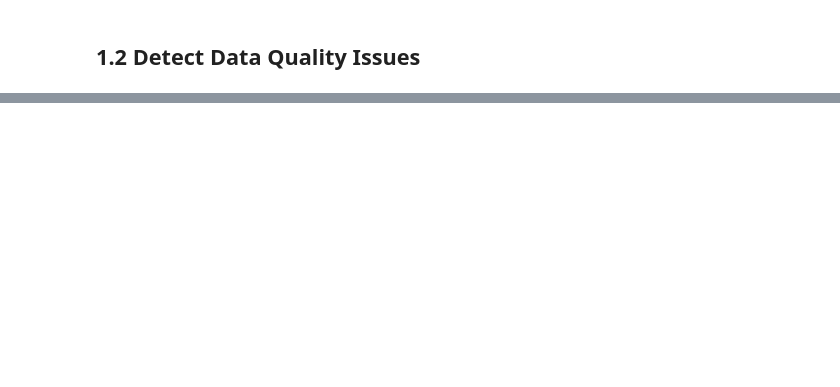
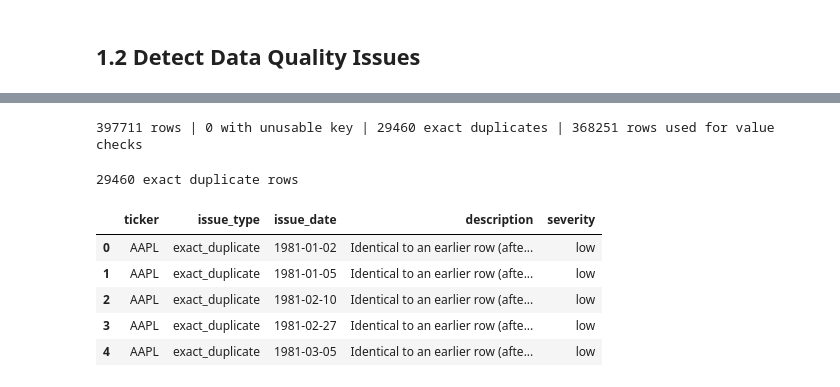
Before and after one commit to yang-guo/UCB-MFE-python-preprogram-2026-winter, a Jupyter notebook: Homeworks/HW2/silvie_huo/01_data_cleaning.ipynb, the cells around one changed output, grey strips where cells are left out. Saved outputs shown, nothing was run; the diff lists cells and outputs as text; code cells hidden in the pictures; blank space fills up the shorter version.

```diff
--- a/Homeworks/HW2/silvie_huo/01_data_cleaning.ipynb
+++ b/Homeworks/HW2/silvie_huo/01_data_cleaning.ipynb
@@ -769,0 +229,69 @@ Saved 368246 rows to ohlc_hw_cleaned; ohlc_hw still has 397711 rows.
+# %%
+KEY = ["ticker", "ts"]
+PRICE_COLS = ["open", "high", "low", "close"]
+VALUE_COLS = PRICE_COLS + ["adj_close", "volume"]
+REPORT_COLS = ["ticker", "issue_type", "issue_date", "description", "severity"]
+
+# Single source of truth for severities, so every check and the summary agree.
+SEVERITY = {
+    "exact_duplicate": "low",
+    "conflicting_key": "high",
+    "ticker_format": "low",
+    "missing_value": "medium",
+    "missing_date": "low",
+    "impossible_ohlc": "medium",
+    "non_positive_price": "high",
+    "extreme_return": "high",
+    "zero_volume": "high",
+}
+
+df = df.sort_values(KEY, kind="stable", ignore_index=True)
+
+# Rows with an unusable key cannot be located in the report, so checks skip them;
+# the quarantine step deals with them later.
+usable = df[df["key_issue"].isna()]
+# Exact duplicates are dropped for diagnostics only (df is untouched), so one
+# repeated record is not counted once per copy by the value checks below.
+diag = usable.drop_duplicates(subset=KEY + VALUE_COLS)
+
+dq_issues = {}  # issue_type -> report rows, assembled into the report in the last cell
+
+
+def empty_report() -> pd.DataFrame:
+    return pd.DataFrame(columns=REPORT_COLS)
+
+
+def make_issues(ticker, issue_date, issue_type, description) -> pd.DataFrame:
+    """Build Data Quality Report rows; scalar arguments broadcast over the Series ones."""
+    out = pd.DataFrame({"ticker": ticker})
+    out["issue_type"] = issue_type
+    out["issue_date"] = issue_date
+    out["description"] = description
+    out["severity"] = SEVERITY[issue_type]
+    return out[REPORT_COLS].reset_index(drop=True)
+
+
+print(f"{len(df)} rows | {len(df) - len(usable)} with unusable key | "
+      f"{len(usable) - len(diag)} exact duplicates | {len(diag)} rows used for value checks")
+# %% [output]
+397711 rows | 0 with unusable key | 29460 exact duplicates | 368251 rows used for value checks
+# %%
+def check_exact_duplicates(rows: pd.DataFrame) -> pd.DataFrame:
+    """Flag every extra copy of a row identical in key and all value columns."""
+    # keep="first": the first occurrence is the record, later copies are the issue.
+    dups = rows[rows.duplicated(KEY + VALUE_COLS, keep="first")]
+    return make_issues(dups["ticker"], dups["ts"], "exact_duplicate",
+                       "Identical to an earlier row (after ticker normalization)")
+
+
+dq_issues["exact_duplicate"] = check_exact_duplicates(usable)
+print(len(dq_issues["exact_duplicate"]), "exact duplicate rows")
+display(dq_issues["exact_duplicate"].head())
+# %% [output]
+29460 exact duplicate rows
+|  | ticker | issue_type | issue_date | description | severity |
+| 0 | AAPL | exact_duplicate | 1981-01-02 | Identical to an earlier row (afte... | low |
+| 1 | AAPL | exact_duplicate | 1981-01-05 | Identical to an earlier row (afte... | low |
+| 2 | AAPL | exact_duplicate | 1981-02-10 | Identical to an earlier row (afte... | low |
+| 3 | AAPL | exact_duplicate | 1981-02-27 | Identical to an earlier row (afte... | low |
+| 4 | AAPL | exact_duplicate | 1981-03-05 | Identical to an earlier row (afte... | low |
```
Also changed, not shown: parts of 23 cells of this notebook.
